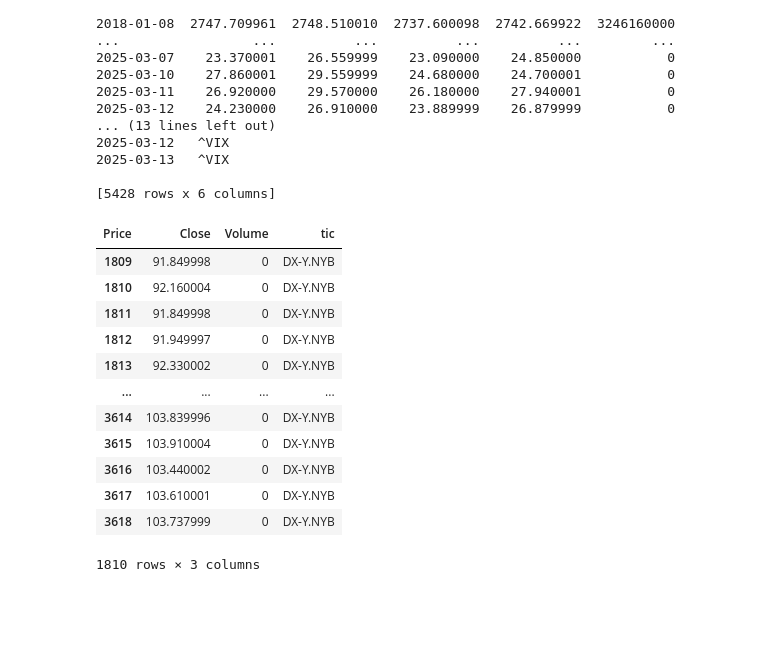
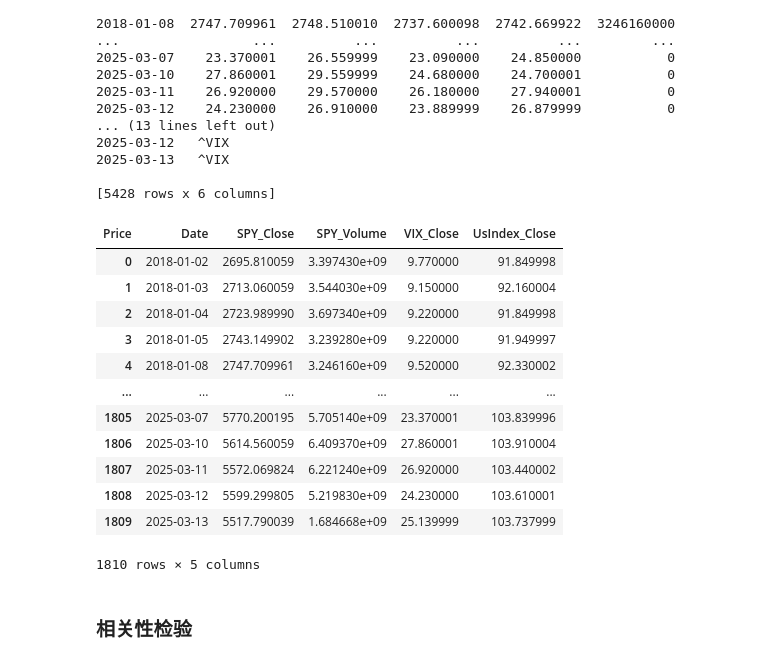
Before and after one commit to looikaizhi/PKUB, a Jupyter notebook: analysis.ipynb, the cells around one changed output. Drawn from its saved outputs; the diff is of its cells as text; code cells hidden in the pictures; blank space fills up the shorter version.

```diff
--- a/analysis.ipynb
+++ b/analysis.ipynb
@@ -777,22 +793,29 @@ Date
 [5428 rows x 6 columns]
 # %%
 df = pd.DataFrame(us_stock_data)
-df = df.drop(columns=['High','Low','Open']).reset_index(drop=True)
-df_spy = df[df['tic']=='^GSPC']
-df_vix = df[df['tic']=='^VIX']
-df_UsIndex = df[df['tic']=='DX-Y.NYB']
-df_UsIndex
+df = df.drop(columns=['High','Low','Open']).reset_index(drop=False)
+df_spy = df[df['tic']=='^GSPC'].drop(columns=['tic']).rename(columns={'Close':'SPY_Close','Volume':'SPY_Volume'})
+df_vix = df[df['tic']=='^VIX'].drop(columns=['Volume','tic']).rename(columns={'Close':'VIX_Close'})
+df_UsIndex = df[df['tic']=='DX-Y.NYB'].drop(columns=['Volume','tic']).rename(columns={'Close':'UsIndex_Close'})
+
+df = pd.merge(df_spy, df_vix, on='Date', how='outer')
+df = pd.merge(df, df_UsIndex, on='Date', how='outer')
+
+df.to_csv("spy_vix_usIndex.csv")
+df
 # %% [output]
-| Price | Close | Volume | tic |
-| 1809 | 91.849998 | 0 | DX-Y.NYB |
-| 1810 | 92.160004 | 0 | DX-Y.NYB |
-| 1811 | 91.849998 | 0 | DX-Y.NYB |
-| 1812 | 91.949997 | 0 | DX-Y.NYB |
-| 1813 | 92.330002 | 0 | DX-Y.NYB |
-| ... | ... | ... | ... |
-| 3614 | 103.839996 | 0 | DX-Y.NYB |
-| 3615 | 103.910004 | 0 | DX-Y.NYB |
-| 3616 | 103.440002 | 0 | DX-Y.NYB |
-| 3617 | 103.610001 | 0 | DX-Y.NYB |
-| 3618 | 103.737999 | 0 | DX-Y.NYB |
+| Price | Date | SPY_Close | SPY_Volume | VIX_Close | UsIndex_Close |
+| 0 | 2018-01-02 | 2695.810059 | 3.397430e+09 | 9.770000 | 91.849998 |
+| 1 | 2018-01-03 | 2713.060059 | 3.544030e+09 | 9.150000 | 92.160004 |
+| 2 | 2018-01-04 | 2723.989990 | 3.697340e+09 | 9.220000 | 91.849998 |
+| 3 | 2018-01-05 | 2743.149902 | 3.239280e+09 | 9.220000 | 91.949997 |
+| 4 | 2018-01-08 | 2747.709961 | 3.246160e+09 | 9.520000 | 92.330002 |
+| ... | ... | ... | ... | ... | ... |
+| 1805 | 2025-03-07 | 5770.200195 | 5.705140e+09 | 23.370001 | 103.839996 |
+| 1806 | 2025-03-10 | 5614.560059 | 6.409370e+09 | 27.860001 | 103.910004 |
+| 1807 | 2025-03-11 | 5572.069824 | 6.221240e+09 | 26.920000 | 103.440002 |
+| 1808 | 2025-03-12 | 5599.299805 | 5.219830e+09 | 24.230000 | 103.610001 |
+| 1809 | 2025-03-13 | 5517.790039 | 1.684668e+09 | 25.139999 | 103.737999 |
-1810 rows × 3 columns
+1810 rows × 5 columns
+# %% [markdown]
+### 相关性检验
```
Also changed, not shown: parts of 15 cells of this notebook.
